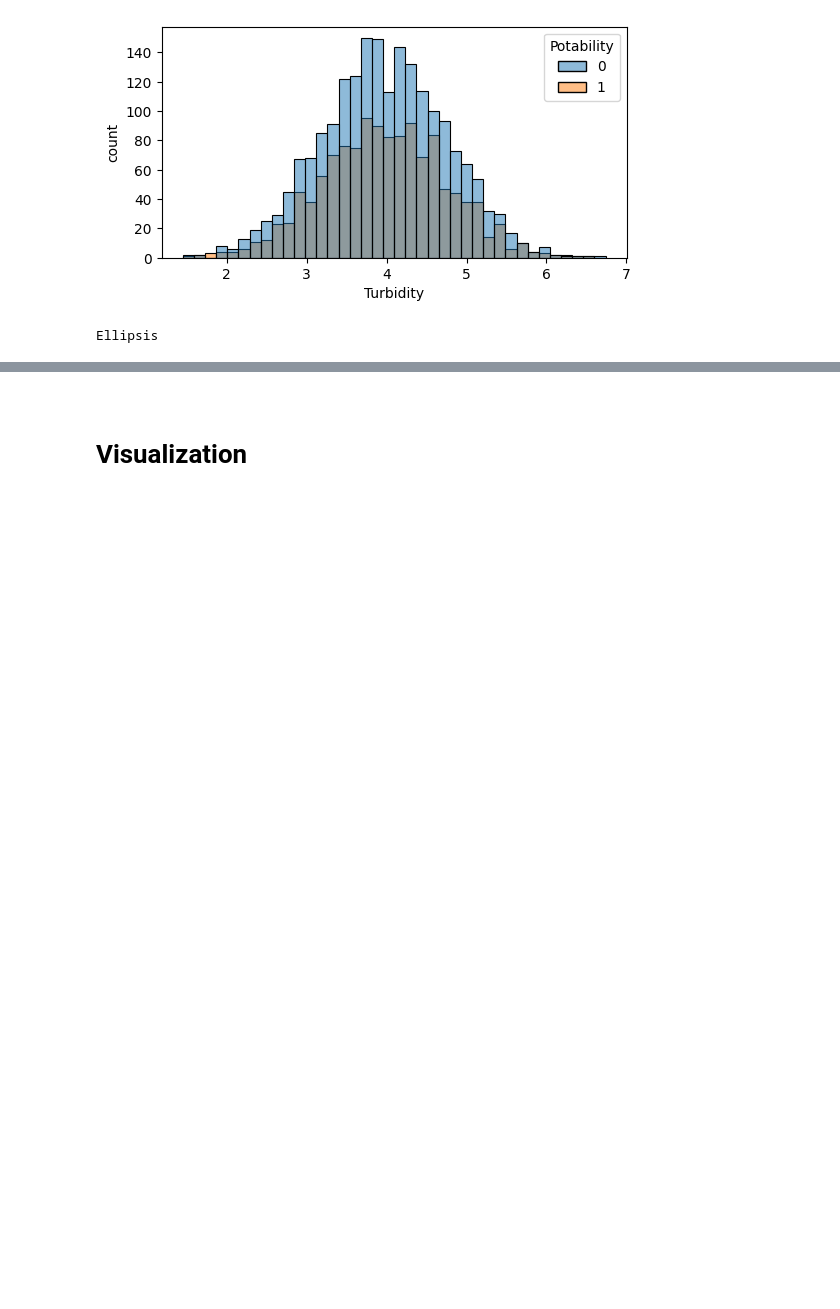
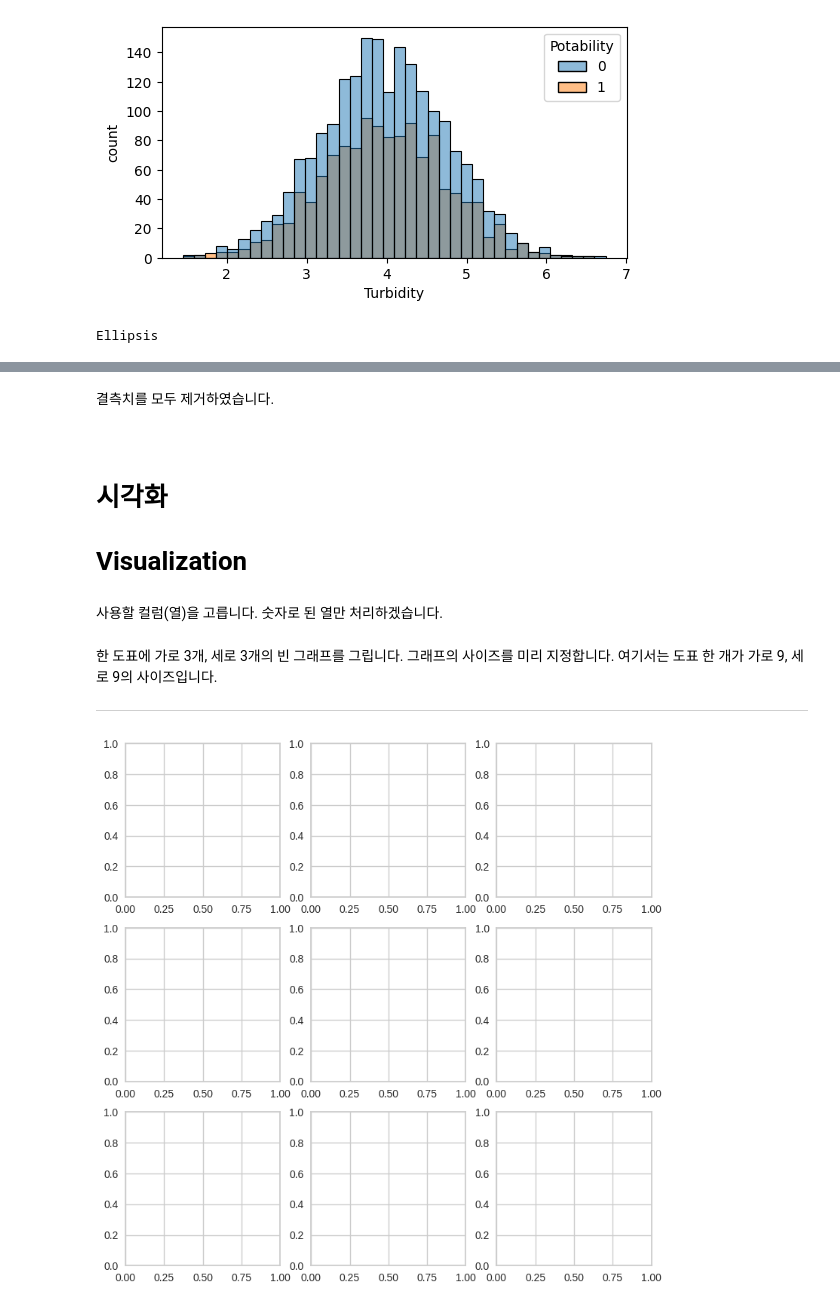
Before and after one commit to dscoool/waterai, a Jupyter notebook: water-quality-eda-classification.ipynb, the cells around one changed output, grey strips where cells are left out. Cells and saved outputs as stored; diff of their text form; code cells hidden in the pictures; blank space fills up the shorter version.

```diff
--- a/water-quality-eda-classification.ipynb
+++ b/water-quality-eda-classification.ipynb
@@ -265,3 +351,8 @@ data.isnull().sum()
+# %% [markdown]
+결측치를 모두 제거하였습니다.
 # %% [markdown]
 <a id = "9"></a><br>
+# 시각화
 # Visualization
+# %% [markdown]
+사용할 컬럼(열)을 고릅니다. 숫자로 된 열만 처리하겠습니다.
@@ -267,0 +361,10 @@ data.isnull().sum()
+# %% [markdown]
+한 도표에 가로 3개, 세로 3개의 빈 그래프를 그립니다. </br>
+그래프의 사이즈를 미리 지정합니다.  </br>
+여기서는 도표 한 개가 가로 9, 세로 9의 사이즈입니다. </br>
+
+---
+# %%
+fig, axes = plt.subplots(3, 3, figsize=(9,9)) # 각각 사이즈가 9x9 인 그래프 3 x 3개
+# %% [output]
+[figure, added]
```
Also changed, not shown: parts of 30 cells of this notebook.
